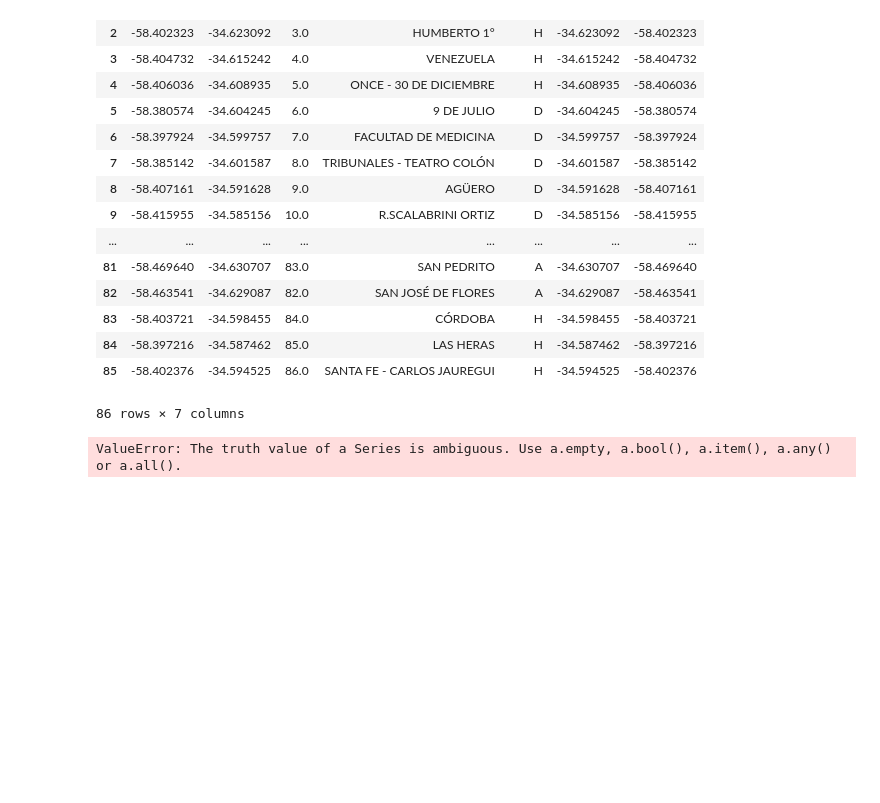
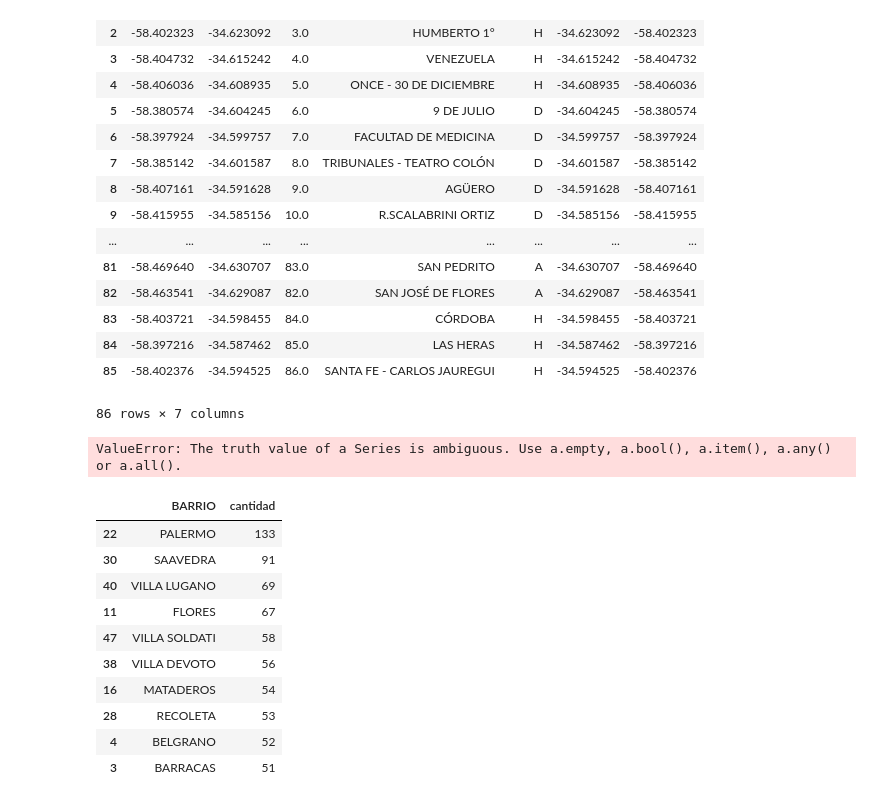
Before and after one commit to NicoGallegos/tpdatos, a Jupyter notebook: TP 1.ipynb, the cells around one changed output. Saved outputs shown, nothing was run; the diff lists cells and outputs as text; code cells hidden in the pictures; blank space fills up the shorter version.

```diff
--- a/TP 1.ipynb
+++ b/TP 1.ipynb
@@ -850,3 +850,20 @@ ValueError: The truth value of a Series is ambiguous. Use a.empty, a.bool(), a.i
 # %%
 espaciosVerdes = pd.read_csv('resources/espacios-verdes-catastrales.csv')
 espaciosVerdes['cantidad'] = 1
+espaciosVerdesByBarrio = espaciosVerdes.groupby('BARRIO').sum().reset_index()
+
+espaciosVerdesByBarrioFiltered = espaciosVerdesByBarrio[['BARRIO', 'cantidad']]
+espaciosVerdesByBarrioFiltered = espaciosVerdesByBarrioFiltered.sort_values(by='cantidad', ascending=False)
+espaciosVerdesByBarrioFiltered.head(10)
+# %% [output]
+|  | BARRIO | cantidad |
+| 22 | PALERMO | 133 |
+| 30 | SAAVEDRA | 91 |
+| 40 | VILLA LUGANO | 69 |
+| 11 | FLORES | 67 |
+| 47 | VILLA SOLDATI | 58 |
+| 38 | VILLA DEVOTO | 56 |
+| 16 | MATADEROS | 54 |
+| 28 | RECOLETA | 53 |
+| 4 | BELGRANO | 52 |
+| 3 | BARRACAS | 51 |
```
Also changed, not shown: parts of 3 cells of this notebook.
